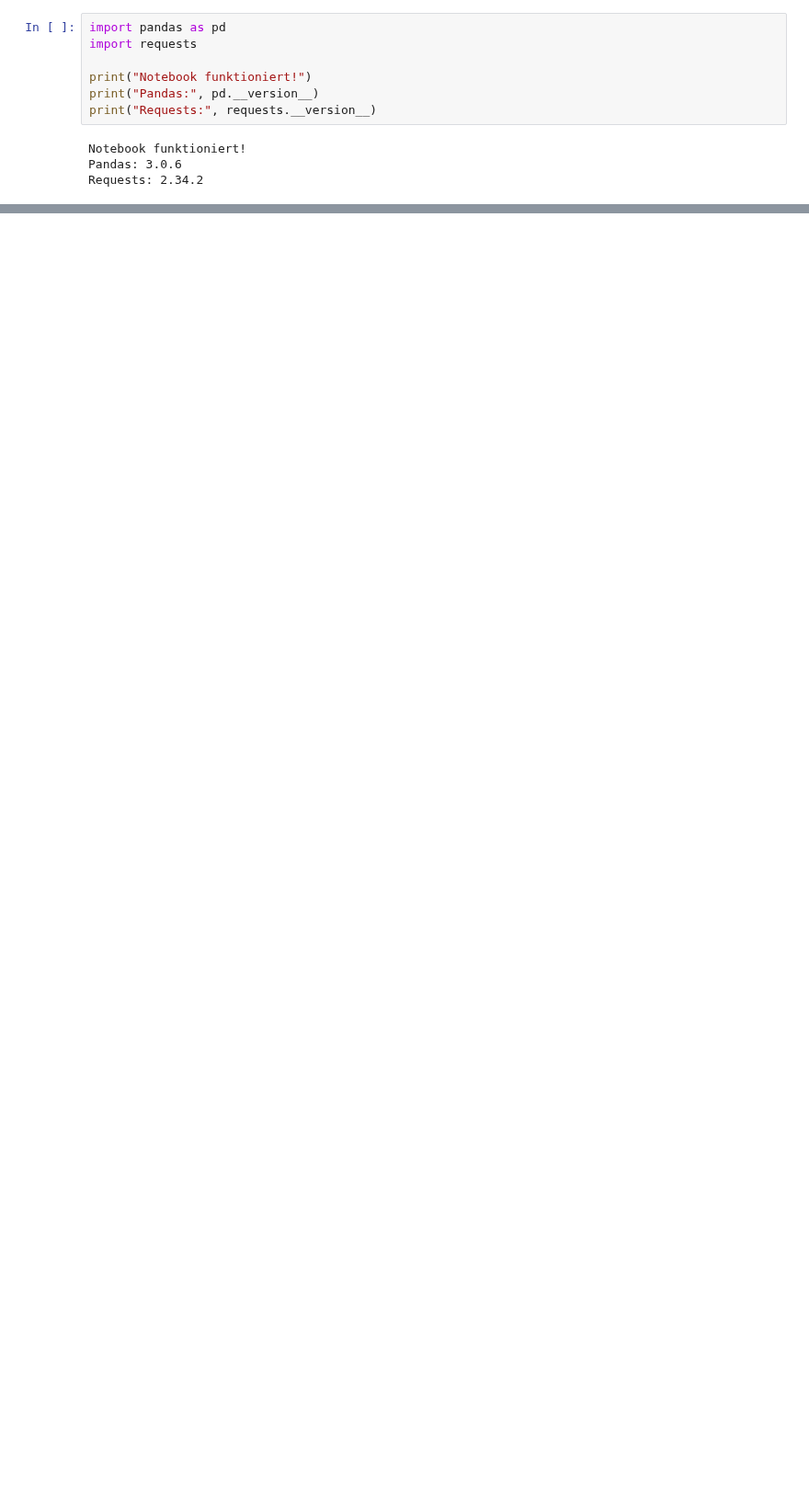
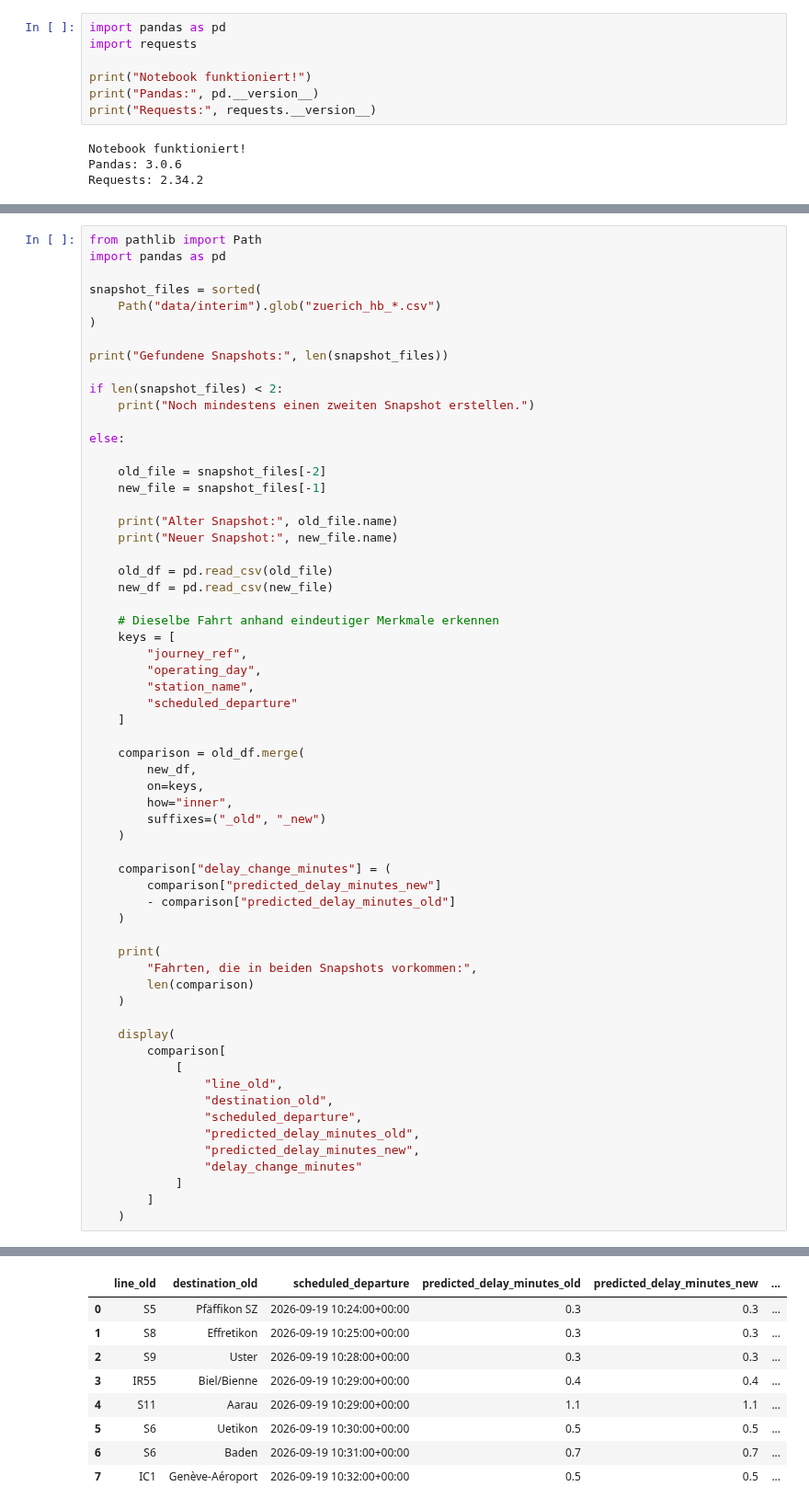
Before and after one commit to fleisnil/data-analytics-project, a Jupyter notebook: 01_pilot_ojp.ipynb, the cells around one changed output, grey strips where cells are left out. Shown at 92% size. Saved outputs shown, nothing was run; the diff lists cells and outputs as text; blank space fills up the shorter version.

```diff
--- a/01_pilot_ojp.ipynb
+++ b/01_pilot_ojp.ipynb
@@ -395,0 +474,62 @@ Anzahl Verbindungen: 10
+# %%
+from pathlib import Path
+import pandas as pd
+
+snapshot_files = sorted(
+    Path("data/interim").glob("zuerich_hb_*.csv")
+)
+
+print("Gefundene Snapshots:", len(snapshot_files))
+
+if len(snapshot_files) < 2:
+    print("Noch mindestens einen zweiten Snapshot erstellen.")
+
+else:
+
+    old_file = snapshot_files[-2]
+    new_file = snapshot_files[-1]
+
+    print("Alter Snapshot:", old_file.name)
+    print("Neuer Snapshot:", new_file.name)
+
+    old_df = pd.read_csv(old_file)
+    new_df = pd.read_csv(new_file)
+
+    # Dieselbe Fahrt anhand eindeutiger Merkmale erkennen
+    keys = [
+        "journey_ref",
+        "operating_day",
+        "station_name",
+        "scheduled_departure"
+    ]
+
+    comparison = old_df.merge(
+        new_df,
+        on=keys,
+        how="inner",
+        suffixes=("_old", "_new")
+    )
+
+    comparison["delay_change_minutes"] = (
+        comparison["predicted_delay_minutes_new"]
+        - comparison["predicted_delay_minutes_old"]
+    )
+
+    print(
+        "Fahrten, die in beiden Snapshots vorkommen:",
+        len(comparison)
+    )
+
+    display(
+        comparison[
+            [
+                "line_old",
+                "destination_old",
+                "scheduled_departure",
+                "predicted_delay_minutes_old",
+                "predicted_delay_minutes_new",
+                "delay_change_minutes"
+            ]
+        ]
+    )
+# %% [output]
@@ -395,0 +540,9 @@ Anzahl Verbindungen: 10
+|  | line_old | destination_old | scheduled_departure | predicted_delay_minutes_old | predicted_delay_minutes_new | ... |
+| 0 | S5 | Pfäffikon SZ | 2026-09-19 10:24:00+00:00 | 0.3 | 0.3 | ... |
+| 1 | S8 | Effretikon | 2026-09-19 10:25:00+00:00 | 0.3 | 0.3 | ... |
+| 2 | S9 | Uster | 2026-09-19 10:28:00+00:00 | 0.3 | 0.3 | ... |
+| 3 | IR55 | Biel/Bienne | 2026-09-19 10:29:00+00:00 | 0.4 | 0.4 | ... |
+| 4 | S11 | Aarau | 2026-09-19 10:29:00+00:00 | 1.1 | 1.1 | ... |
+| 5 | S6 | Uetikon | 2026-09-19 10:30:00+00:00 | 0.5 | 0.5 | ... |
+| 6 | S6 | Baden | 2026-09-19 10:31:00+00:00 | 0.7 | 0.7 | ... |
+| 7 | IC1 | Genève-Aéroport | 2026-09-19 10:32:00+00:00 | 0.5 | 0.5 | ... |
```
Also changed, not shown: parts of 7 cells of this notebook, 3 other files.
